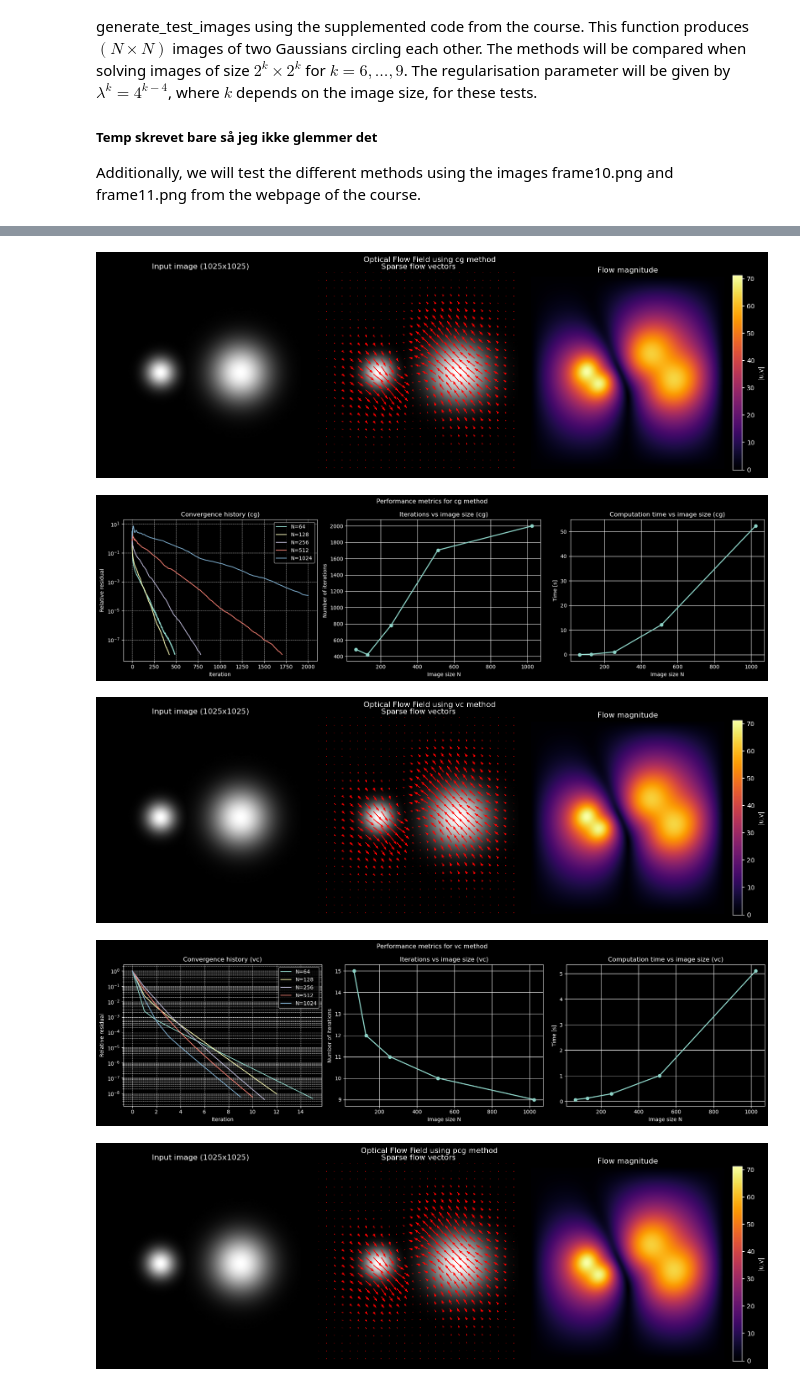
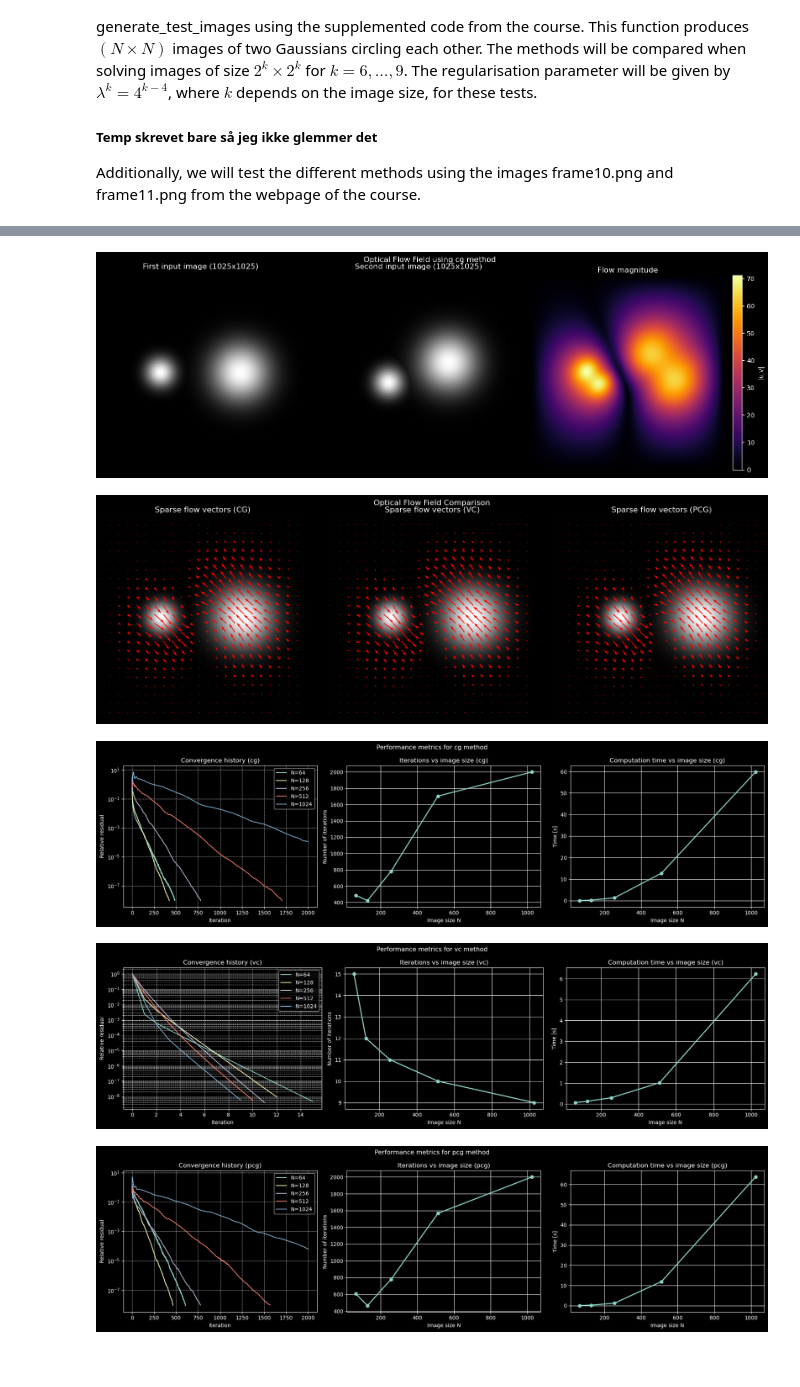
Before and after one commit to tlhaugen/TMA4205-Estimation-of-Optical-Flow, a Jupyter notebook: main.ipynb, the cells around one changed output, grey strips where cells are left out. Saved outputs shown, nothing was run; the diff lists cells and outputs as text; code cells hidden in the pictures; blank space fills up the shorter version.

Commit message:
Added quiver plots for all methods nd changed flowfield

```diff
--- a/main.ipynb
+++ b/main.ipynb
@@ -537,15 +519,13 @@ n_f = 257, m_f = 257
 # %%
-plot_flow_field(I0, u_cg, v_cg, method='cg')
+plot_flow_field(I0, I1, u_cg, v_cg, method='cg')
+plot_quiver(I0, u_cg, v_cg, u_vc, v_vc, u_pcg, v_pcg, 45)
+
 plot_performance(results, method="cg")
-
-plot_flow_field(I0, u_vc, v_vc, method='vc')
 plot_performance(results, method="vc")
-
-plot_flow_field(I0, u_pcg, v_pcg, method='pcg')
 plot_performance(results, method="pcg")
 # %% [output]
-[figure, old version]
+[figure, new version]
-[figure, old version]
+[figure, new version]
-[figure, old version]
+[figure, new version]
-[figure, old version]
+[figure, new version]
-[figure, old version]
+[figure, new version]
```
Also changed, not shown: parts of 4 cells of this notebook, 1 other file.
